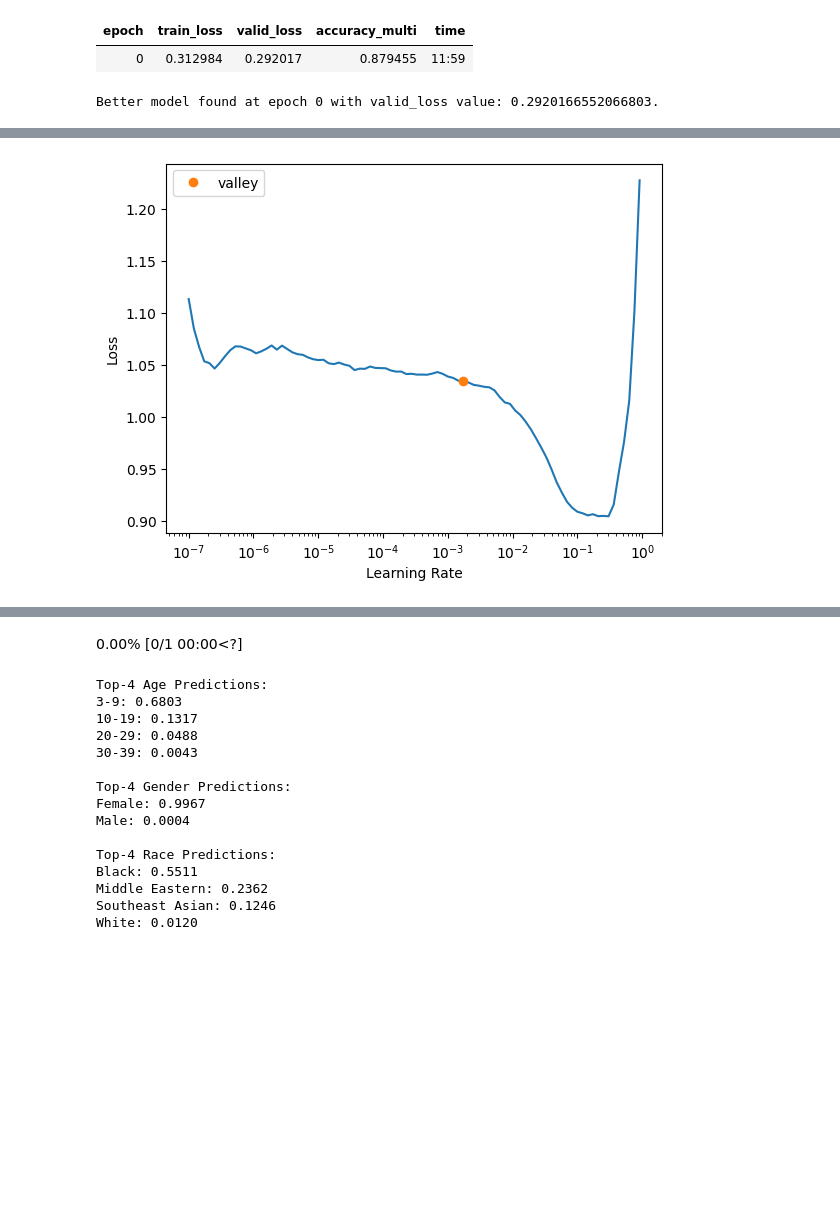
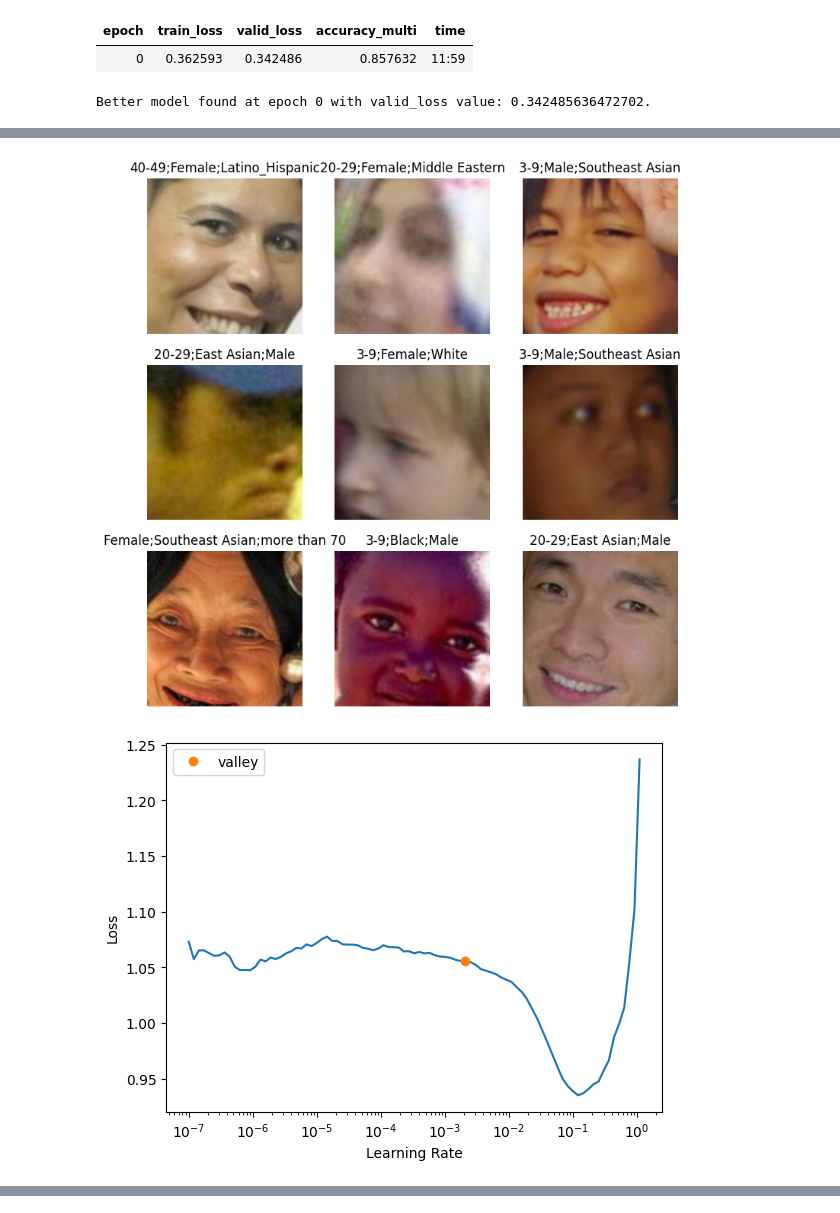
Before and after one commit to Jordan99990/Racial-Recognition, a Jupyter notebook: notebooks/fastai_model_v3.ipynb, the cells around one changed output, grey strips where cells are left out. Drawn from its saved outputs; the diff is of its cells as text; code cells hidden in the pictures; blank space fills up the shorter version.

Commit message:
final models added

```diff
--- a/notebooks/fastai_model_v3.ipynb
+++ b/notebooks/fastai_model_v3.ipynb
@@ -12,6 +12,8 @@ def train_fairface_model(train_df, arch=resnet34, epochs=10, bs=64, lr=1e-3):
     )
 
     dls = fairface_block.dataloaders(train_df, bs=bs)
+
+    dls.show_batch()
 
     learn = vision_learner(dls, arch, metrics=[partial(accuracy_multi, thresh=0.5)])
 
@@ -27,6 +29,8 @@ def train_fairface_model(train_df, arch=resnet34, epochs=10, bs=64, lr=1e-3):
         ]
     )
 
+    learn.show_results()
+
     learn.export('../models/fairface_v3.pkl')
     torch.save(learn.model.state_dict(), '../models/fairface_v3.pth')
 
@@ -34,6 +38,9 @@ def train_fairface_model(train_df, arch=resnet34, epochs=10, bs=64, lr=1e-3):
 # %%
 train_df = pd.read_csv('./Dataset/fairface_label_train.csv').drop(columns=['service_test'])
 val_df = pd.read_csv('./Dataset/fairface_label_val.csv').drop(columns=['service_test'])
+
+train_df['file'] = train_df['file'].str.replace('train', 'face_train')
+val_df['file'] = val_df['file'].str.replace('val', 'face_val')
 
 train_df['is_valid'] = False
 val_df['is_valid'] = True
@@ -44,6 +51,6 @@ learn = train_fairface_model(combined_df, arch=resnet50, epochs=12, bs=32, lr=1e
 # %% [output]
 [interactive output not drawn]
 | epoch | train_loss | valid_loss | accuracy_multi | time |
-| 0 | 0.312984 | 0.292017 | 0.879455 | 11:59 |
+| 0 | 0.362593 | 0.342486 | 0.857632 | 11:59 |
-Better model found at epoch 0 with valid_loss value: 0.2920166552066803.
+Better model found at epoch 0 with valid_loss value: 0.342485636472702.
 | epoch | train_loss | valid_loss | accuracy_multi | time |
@@ -72 +81,2 @@ Better model found at epoch 11 with valid_loss value: 0.17645017802715302.
-[figure, old version]
+[figure, new version]
+[figure, added]
@@ -73,61 +83,0 @@ Better model found at epoch 11 with valid_loss value: 0.17645017802715302.
-# %%
-age_labels = ['0-2', '3-9', '10-19', '20-29', '30-39', '40-49', '50-59', '60-69', 'more than 70']
-gender_labels = ['Male', 'Female']
-race_labels = ['White', 'Black', 'East Asian', 'Southeast Asian', 'Indian', 'Middle Eastern', 'Latino_Hispanic']
-
-def predict_and_print_probs_all(img_path):
-    img = PILImage.create(img_path)
-
-    pred, pred_idx, probs = learn.predict(img)
-
-    age_probs = probs[:len(age_labels)]
-    gender_probs = probs[len(age_labels):len(age_labels) + len(gender_labels)]
-    race_probs = probs[len(age_labels) + len(gender_labels):]
-
-    def print_probabilities(label_type, labels, probabilities):
-        print(f"\n{label_type} Category Probabilities:")
-        for label, prob in zip(labels, probabilities):
-            print(f'{label}: {prob:.4f}')
-
-    print_probabilities("Age", age_labels, age_probs)
-    print_probabilities("Gender", gender_labels, gender_probs)
-    print_probabilities("Race", race_labels, race_probs)
-
-def predict_and_print_probs_2(img_path):
-    img = PILImage.create(img_path)
-
-    pred, pred_idx, probs = learn.predict(img)
-
-    age_probs = probs[:len(age_labels)]
-    gender_probs = probs[len(age_labels):len(age_labels) + len(gender_labels)]
-    race_probs = probs[len(age_labels) + len(gender_labels):]
-
-    def print_top_k_probabilities(label_type, labels, probabilities, k=1):
-        print(f"\nTop-{k} {label_type} Predictions:")
-        top_k = sorted(zip(labels, probabilities), key=lambda x: x[1], reverse=True)[:k]
-        for label, prob in top_k:
-            print(f'{label}: {prob:.4f}')
-
-    print_top_k_probabilities("Age", age_labels, age_probs, k=4)
-    print_top_k_probabilities("Gender", gender_labels, gender_probs, k=4)
-    print_top_k_probabilities("Race", race_labels, race_probs, k=4)
-
-
-predict_and_print_probs_2('./Dataset/val/116.jpg')
-# %% [output]
-0.00% [0/1 00:00<?]
-Top-4 Age Predictions:
-3-9: 0.6803
-10-19: 0.1317
-20-29: 0.0488
-30-39: 0.0043
-
-Top-4 Gender Predictions:
-Female: 0.9967
-Male: 0.0004
-
-Top-4 Race Predictions:
-Black: 0.5511
-Middle Eastern: 0.2362
-Southeast Asian: 0.1246
-White: 0.0120
```
Also changed, not shown: parts of 2 cells of this notebook, 1 other file.
